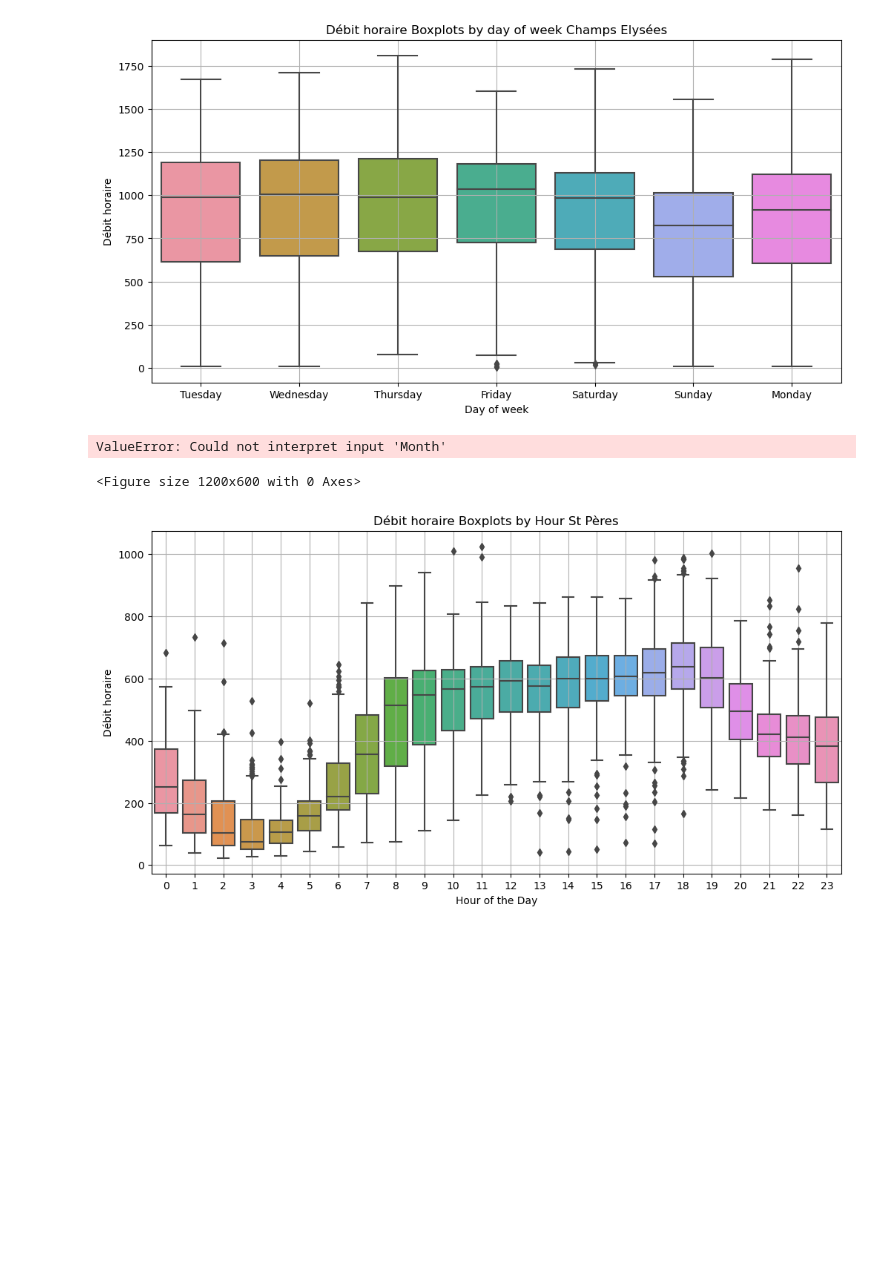
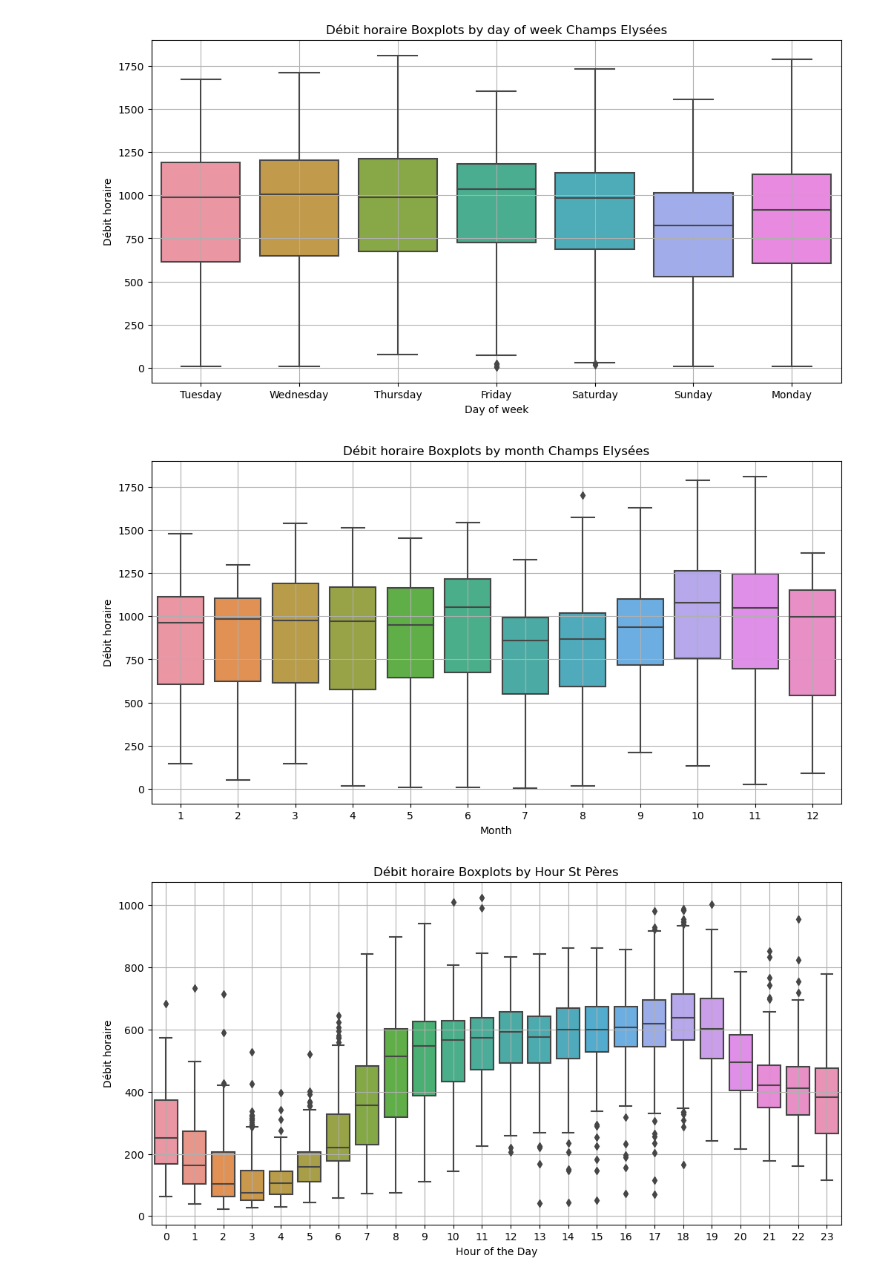
Before and after one commit to Ara-ban/BCG, a Jupyter notebook: notebook.ipynb, the cells around one changed output. Drawn from its saved outputs; the diff is of its cells as text; code cells hidden in the pictures; blank space fills up the shorter version.

```diff
--- a/notebook.ipynb
+++ b/notebook.ipynb
@@ -335,15 +394,14 @@ plt.show()
 # %%
 # Plotting boxplots for each hour
 plt.figure(figsize=(12, 6))
-sns.boxplot(x='Month', y='Débit horaire', data=df_champs)
+sns.boxplot(x='month', y='Débit horaire', data=df_champs)
 plt.title('Débit horaire Boxplots by month Champs Elysées')
 plt.xlabel('Month')
 plt.ylabel('Débit horaire')
 plt.grid(True)
 plt.show()
 # %% [output]
-ValueError: Could not interpret input 'Month'
-<Figure size 1200x600 with 0 Axes>
+[figure, added]
 # %%
 # Plotting boxplots for each hour
 plt.figure(figsize=(12, 6))
```
Also changed, not shown: parts of 52 cells of this notebook, 1 other file.
